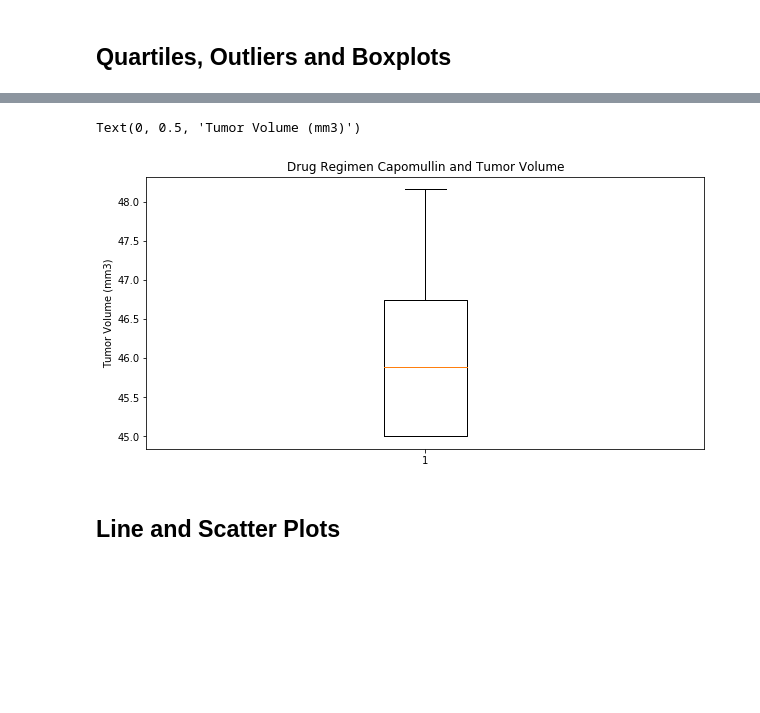
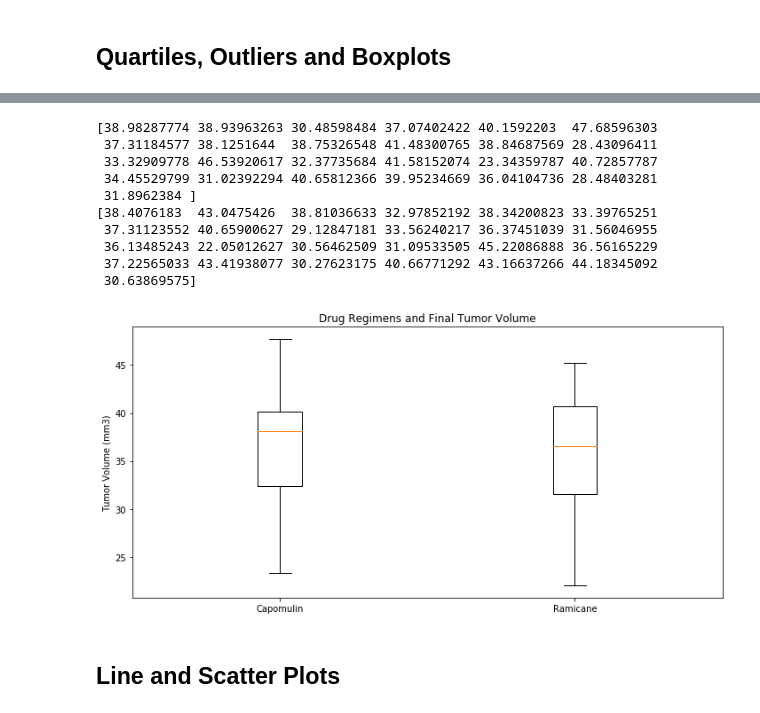
Before and after one commit to debrawu/matplotlib-challenge, a Jupyter notebook: Pymaceuticals/pymaceuticals_starter.ipynb, the cells around one changed output, grey strips where cells are left out. Drawn from its saved outputs; the diff is of its cells as text; code cells hidden in the pictures; blank space fills up the shorter version.

Commit message:
helped by elsa why i wasn't getting the indexes right for my quartiles. plotted 2 of 4 box plots. not sure why the plots move when more plots are added. will figure it out

```diff
--- a/Pymaceuticals/pymaceuticals_starter.ipynb
+++ b/Pymaceuticals/pymaceuticals_starter.ipynb
@@ -401,0 +309,20 @@ inf_iqr = infq3-infq1
+# %%
+# Put treatments into a list for for loop (and later for plot labels)
+treatments = ['Capomulin', 'Ramicane', 'Infubinol', 'Ceftamin']
+
+# Create empty list to fill with tumor vol data (for plotting)
+
+tumor_volume_cap = merge_cap[['Tumor Volume (mm3)']]
+tumor_volume_cap
+
+tumor_volume_ram = merge_ram[['Tumor Volume (mm3)']]
+tumor_volume_ram
+
+tumor_volume_inf = merge_inf[['Tumor Volume (mm3)']]
+tumor_volume_inf
+
+tumor_volume_cef = merge_cef[['Tumor Volume (mm3)']]
+tumor_volume_cef
+
+data = [tumor_volume_cap, tumor_volume_ram, tumor_volume_inf, tumor_volume_cef]
+data
@@ -402,13 +432,39 @@ inf_iqr = infq3-infq1
 # %%
 # Generate a box plot of the final tumor volume of each mouse across four regimens of interest
 
-plt.figure(figsize=(10,5))
-plt.boxplot(cap_vol)
-plt.title('Drug Regimen Capomullin and Tumor Volume')
+new = np.array(tumor_volume_cap).flatten()
+print(new)
+
+rat = np.array(tumor_volume_ram).flatten()
+print(rat)
+three = np.array(tumor_volume_inf).flatten()
+
+four = np.array(tumor_volume_cef).flatten()
+
+data = [new, rat]
+
+
+fig = plt.figure(1, figsize = (10,5))
+ax = fig.add_subplot(111)
+boxplot = ax.boxplot(data)
+
+plt.title('Drug Regimens and Final Tumor Volume')
 plt.ylabel('Tumor Volume (mm3)')
+ax.set_xticklabels(['Capomulin', 'Ramicane'])
+
+plt.tight_layout()
 # %% [output]
-Text(0, 0.5, 'Tumor Volume (mm3)')
+[38.98287774 38.93963263 30.48598484 37.07402422 40.1592203  47.68596303
+ 37.31184577 38.1251644  38.75326548 41.48300765 38.84687569 28.43096411
+ 33.32909778 46.53920617 32.37735684 41.58152074 23.34359787 40.72857787
+ 34.45529799 31.02392294 40.65812366 39.95234669 36.04104736 28.48403281
+ 31.8962384 ]
+[38.4076183  43.0475426  38.81036633 32.97852192 38.34200823 33.39765251
+ 37.31123552 40.65900627 29.12847181 33.56240217 36.37451039 31.56046955
+ 36.13485243 22.05012627 30.56462509 31.09533505 45.22086888 36.56165229
+ 37.22565033 43.41938077 30.27623175 40.66771292 43.16637266 44.18345092
+ 30.63869575]
-[figure, old version]
+[figure, new version]
 # %% [markdown]
 ## Line and Scatter Plots
 # %%
```
Also changed, not shown: parts of 9 cells of this notebook.
